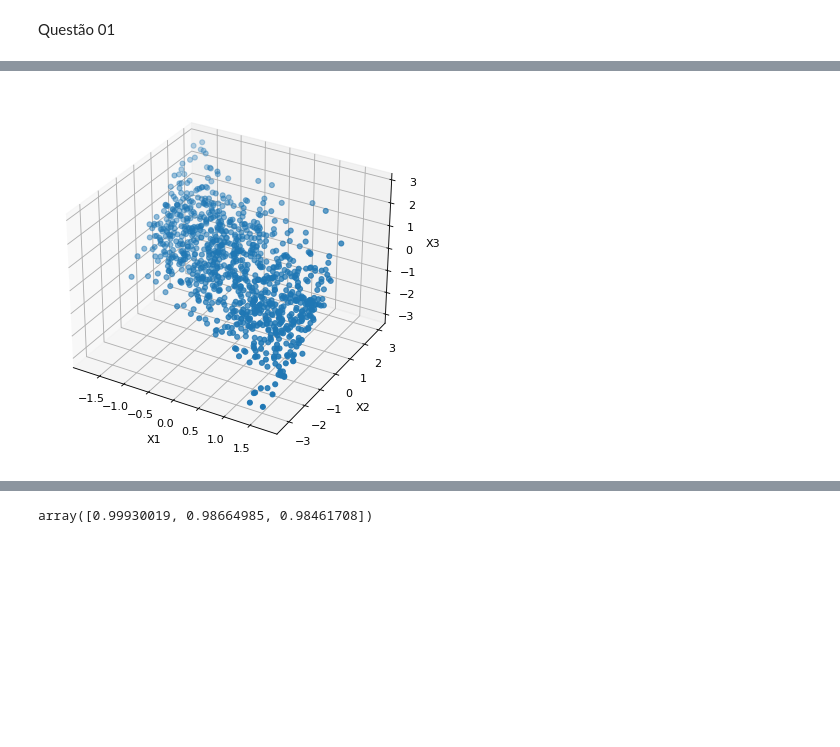
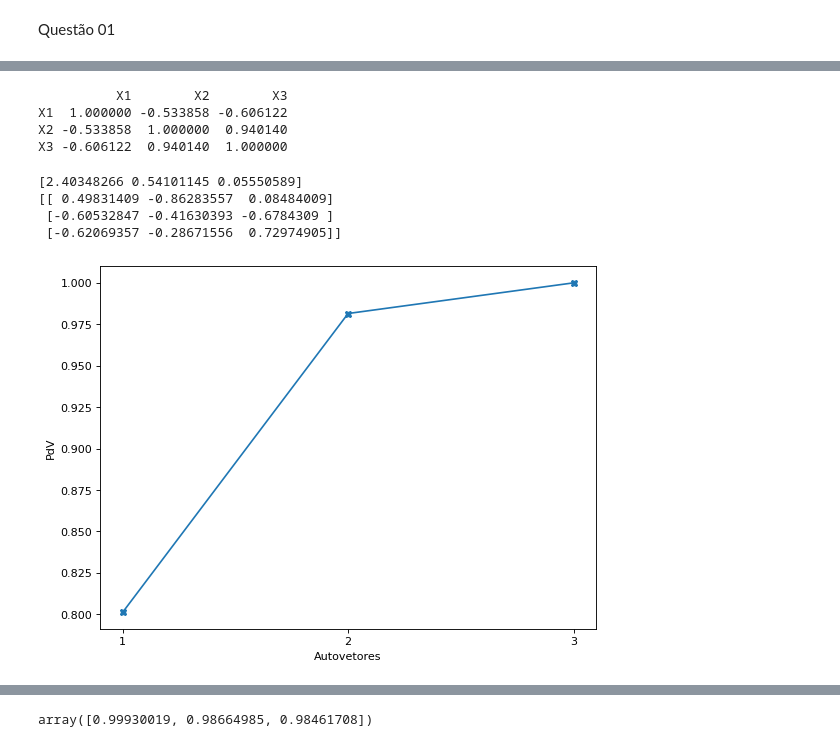
Before and after one commit to ricardomarra/machine-learning, a Jupyter notebook: lista de exercícios 03/códigos_lista_03.ipynb, the cells around one changed output, grey strips where cells are left out. Drawn from its saved outputs; the diff is of its cells as text; code cells hidden in the pictures; blank space fills up the shorter version.

```diff
--- a/lista de exercícios 03/códigos_lista_03.ipynb
+++ b/lista de exercícios 03/códigos_lista_03.ipynb
@@ -44,14 +38,2 @@ def normalize(df: pd.DataFrame) -> pd.DataFrame:
 # %%
 data_norm = normalize(data)
-# %%
-fig = plt.figure()
-fig.set_size_inches(8,6)
-fig.set_dpi(80)
-ax = fig.add_subplot(projection = '3d')
-ax.scatter(data_norm['X1'], data_norm['X2'], data_norm['X3'])
-ax.set_xlabel('X1')
-ax.set_ylabel('X2')
-ax.set_zlabel('X3')
-plt.show()
-# %% [output]
-[figure, removed]
@@ -73,3 +40,35 @@ def pca(X: pd.DataFrame, n_dim: int) -> tuple:
+# %%
+print(data_norm.corr())
+# %% [output]
+          X1        X2        X3
+X1  1.000000 -0.533858 -0.606122
+X2 -0.533858  1.000000  0.940140
+X3 -0.606122  0.940140  1.000000
+# %%
+a, w = np.linalg.eig(data_norm.corr())
+
+print(a)
+print(w)
+# %% [output]
+[2.40348266 0.54101145 0.05550589]
+[[ 0.49831409 -0.86283557  0.08484009]
+ [-0.60532847 -0.41630393 -0.6784309 ]
+ [-0.62069357 -0.28671556  0.72974905]]
+# %%
+pov = np.cumsum(a)/np.sum(a)
+# %%
+fig = plt.figure()
+fig.set_size_inches(8,6)
+fig.set_dpi(80)
+
+plt.plot([1, 2, 3], pov, marker = 'X')
+plt.xlabel('Autovetores')
+plt.ylabel('PdV')
+plt.xticks([1, 2, 3])
+plt.savefig('images/plotq1c')
+plt.show()
+# %% [output]
+[figure, added]
 # %%
 W1, z1 = pca(data_norm, 1)
 W2, z2 = pca(data_norm, 2)
```
Also changed, not shown: parts of 21 cells of this notebook, 2 other files.
